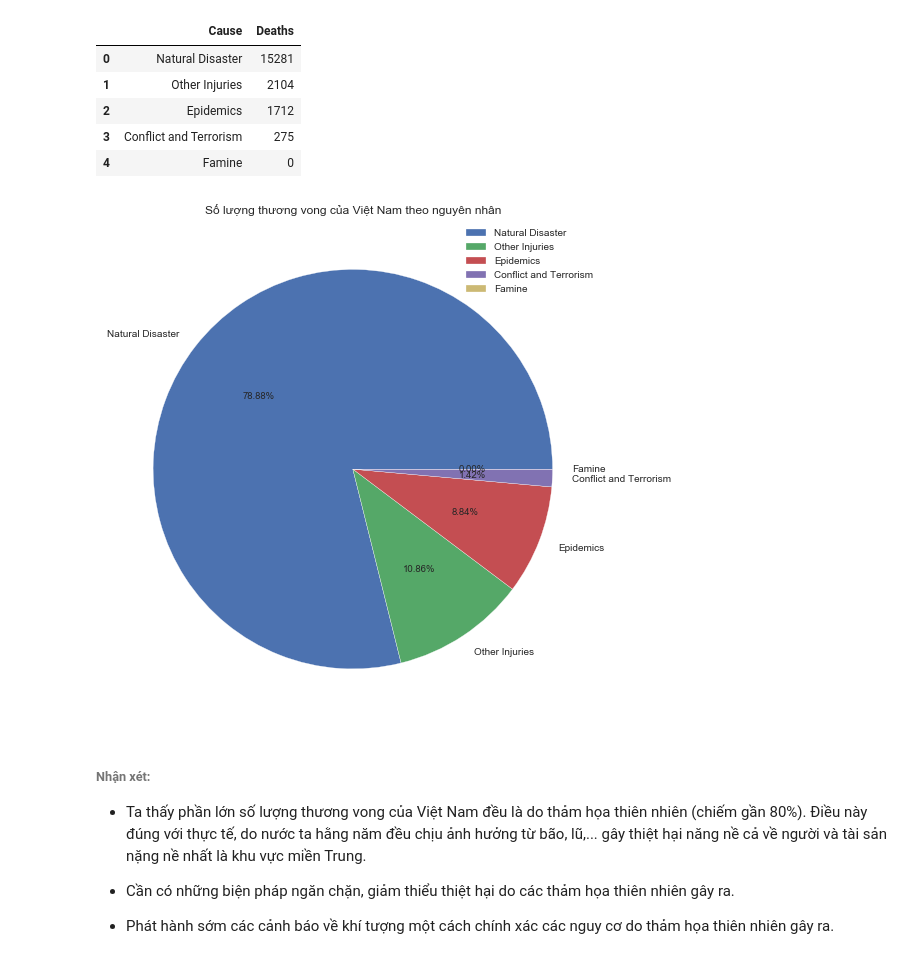
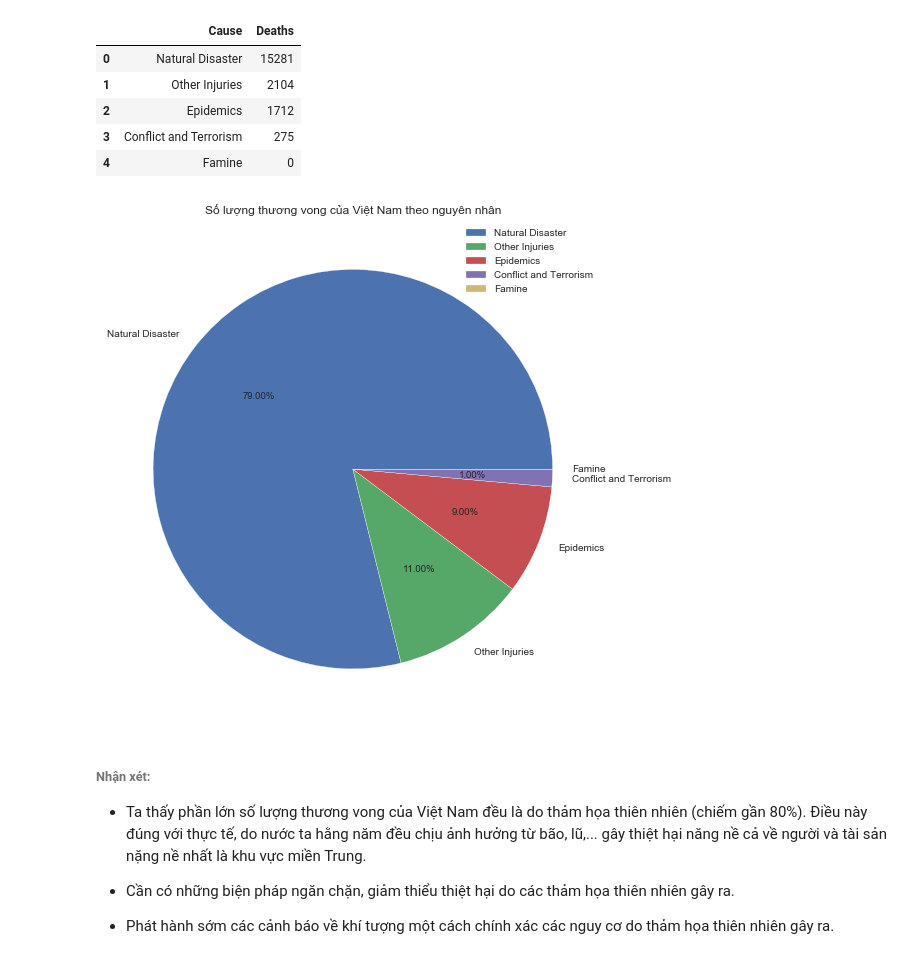
Before and after one commit to hcmus1712331/LTCKHDL-DACK, a Jupyter notebook: 1712331-NguyenThanhDat.ipynb, the cells around one changed output. Saved outputs shown, nothing was run; the diff lists cells and outputs as text; code cells hidden in the pictures.

```diff
--- a/1712331-NguyenThanhDat.ipynb
+++ b/1712331-NguyenThanhDat.ipynb
@@ -704,21 +704,21 @@ vietnam_deaths_indicator_by_cause
 # %%
 labels = vietnam_deaths_indicator_by_cause['Cause'].unique()
 rates = (vietnam_deaths_indicator_by_cause['Deaths']/vietnam_deaths_indicator_by_cause['Deaths'].sum())*100
 
 plt.style.use('seaborn')
 
 fig, ax = plt.subplots()
 plt.title('Số lượng thương vong của Việt Nam theo nguyên nhân')
 plt.tight_layout()
 fig.set_figheight(8)
 fig.set_figwidth(8)
 
-plt.pie(rates, labels=labels, radius=1, autopct='%0.2f%%')
+plt.pie(rates, labels=labels, radius=1, autopct=lambda p: '{:.2f}%'.format(round(p)) if p > 0 else '')
 plt.legend()
 
 plt.show()
 # %% [output]
-[figure, old version]
+[figure, new version]
 # %% [markdown]
 ###### Nhận xét:
 
```
Also changed, not shown: parts of 1 cell of this notebook.
